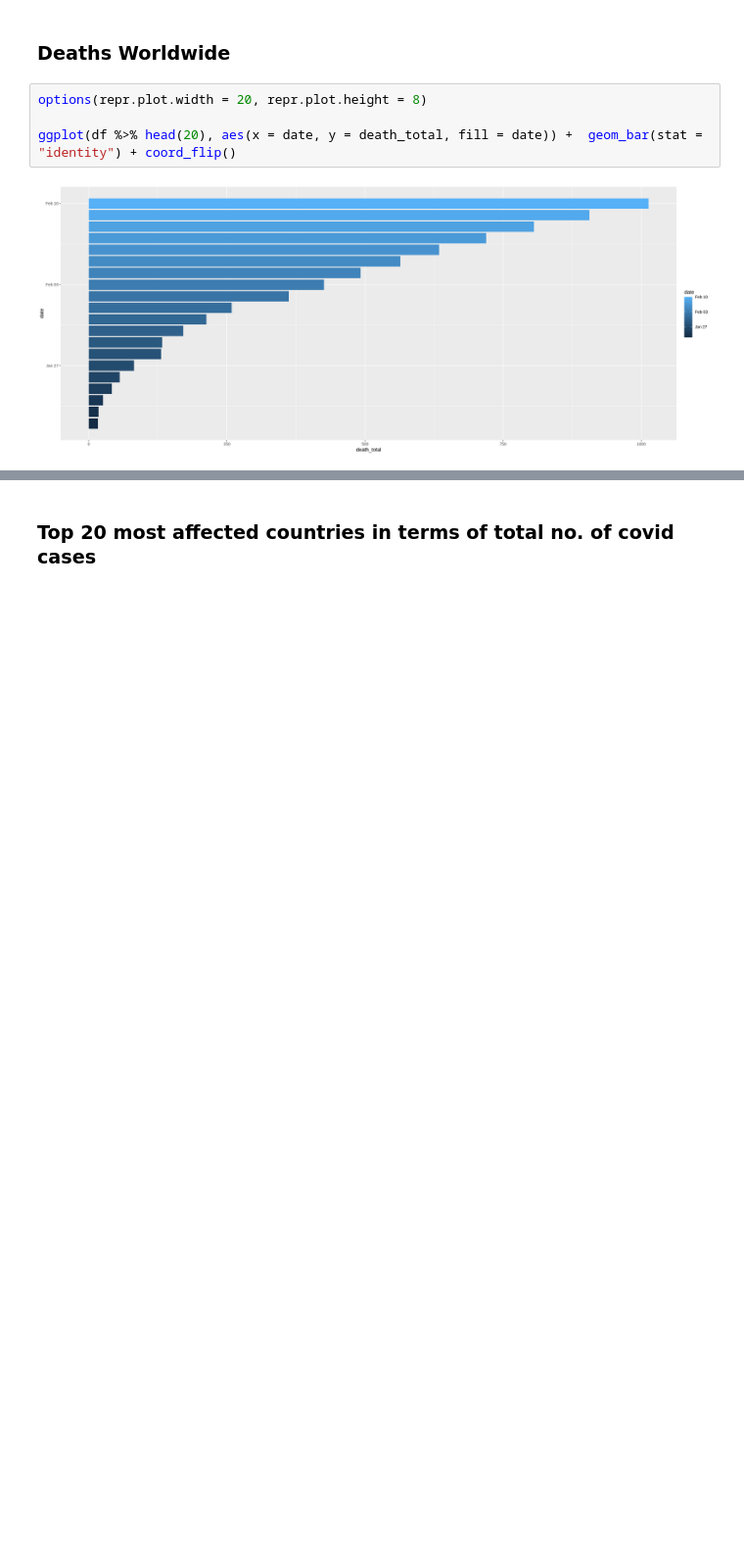
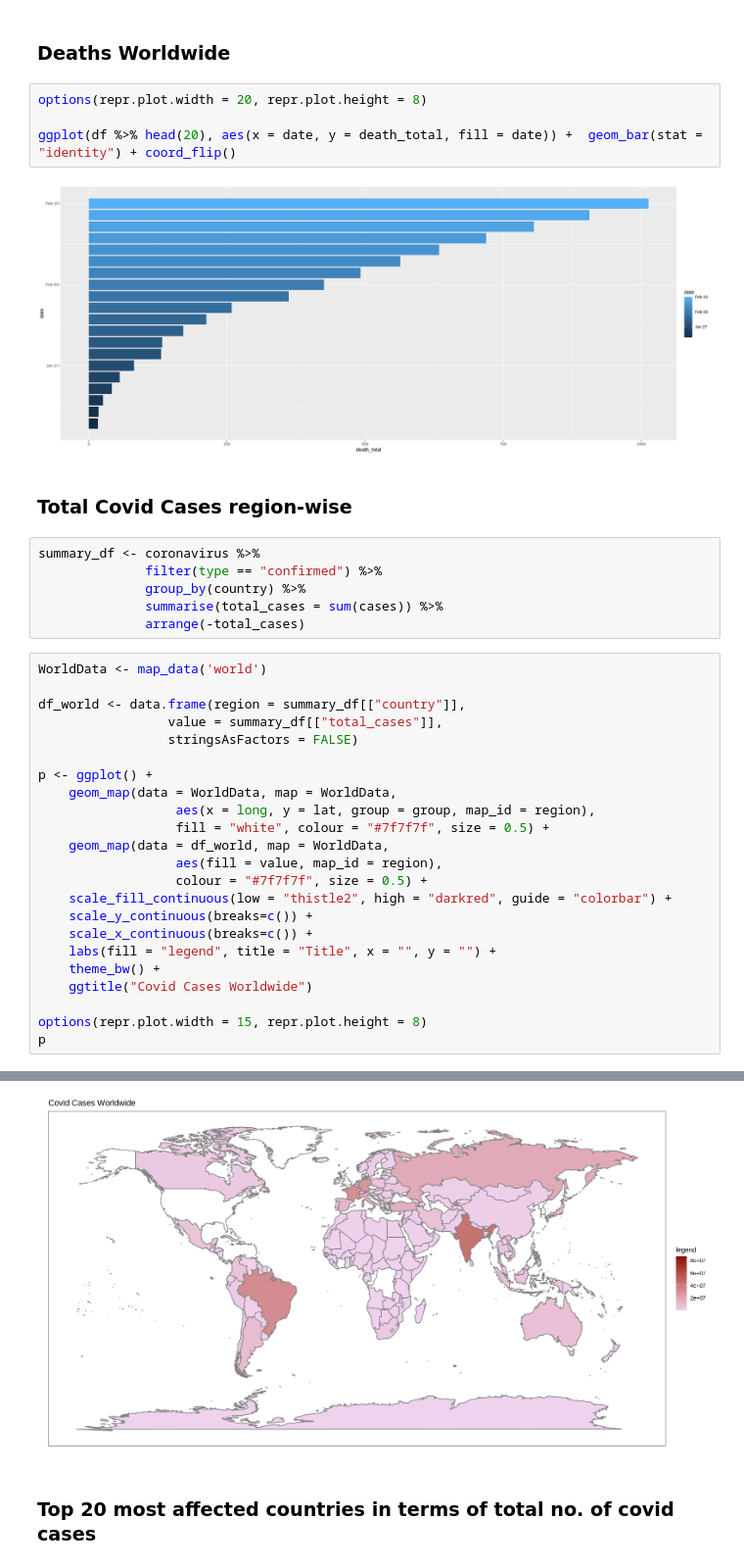
Before and after one commit to anweshapaul-bib/covid_19_visualization, a Jupyter notebook: Visualisation_covid.ipynb, the cells around one changed output, grey strips where cells are left out. Shown at 98% size. Cells and saved outputs as stored; diff of their text form; blank space fills up the shorter version.

```diff
--- a/Visualisation_covid.ipynb
+++ b/Visualisation_covid.ipynb
@@ -121,3 +126,35 @@ options(repr.plot.width = 20, repr.plot.height = 8)
 ggplot(df %>% head(20), aes(x = date, y = death_total, fill = date)) +  geom_bar(stat = "identity") + coord_flip()
 # %% [output]
 [figure]
+# %% [markdown]
+### Total Covid Cases region-wise
+# %%
+summary_df <- coronavirus %>%
+              filter(type == "confirmed") %>%
+              group_by(country) %>%
+              summarise(total_cases = sum(cases)) %>%
+              arrange(-total_cases)
+# %%
+WorldData <- map_data('world')
+
+df_world <- data.frame(region = summary_df[["country"]],
+                 value = summary_df[["total_cases"]],
+                 stringsAsFactors = FALSE)
+
+p <- ggplot() +
+    geom_map(data = WorldData, map = WorldData,
+                  aes(x = long, y = lat, group = group, map_id = region),
+                  fill = "white", colour = "#7f7f7f", size = 0.5) +
+    geom_map(data = df_world, map = WorldData,
+                  aes(fill = value, map_id = region),
+                  colour = "#7f7f7f", size = 0.5) +
+    scale_fill_continuous(low = "thistle2", high = "darkred", guide = "colorbar") +
+    scale_y_continuous(breaks=c()) +
+    scale_x_continuous(breaks=c()) +
+    labs(fill = "legend", title = "Title", x = "", y = "") +
+    theme_bw() +
+    ggtitle("Covid Cases Worldwide")
+
+options(repr.plot.width = 15, repr.plot.height = 8)
+p
+# %% [output]
@@ -124,2 +163,3 @@ ggplot(df %>% head(20), aes(x = date, y = death_total, fill = date)) +  geom_bar
+[figure, added]
 # %% [markdown]
 ### Top 20 most affected countries in terms of total no. of covid cases
```
Also changed, not shown: parts of 6 cells of this notebook.
